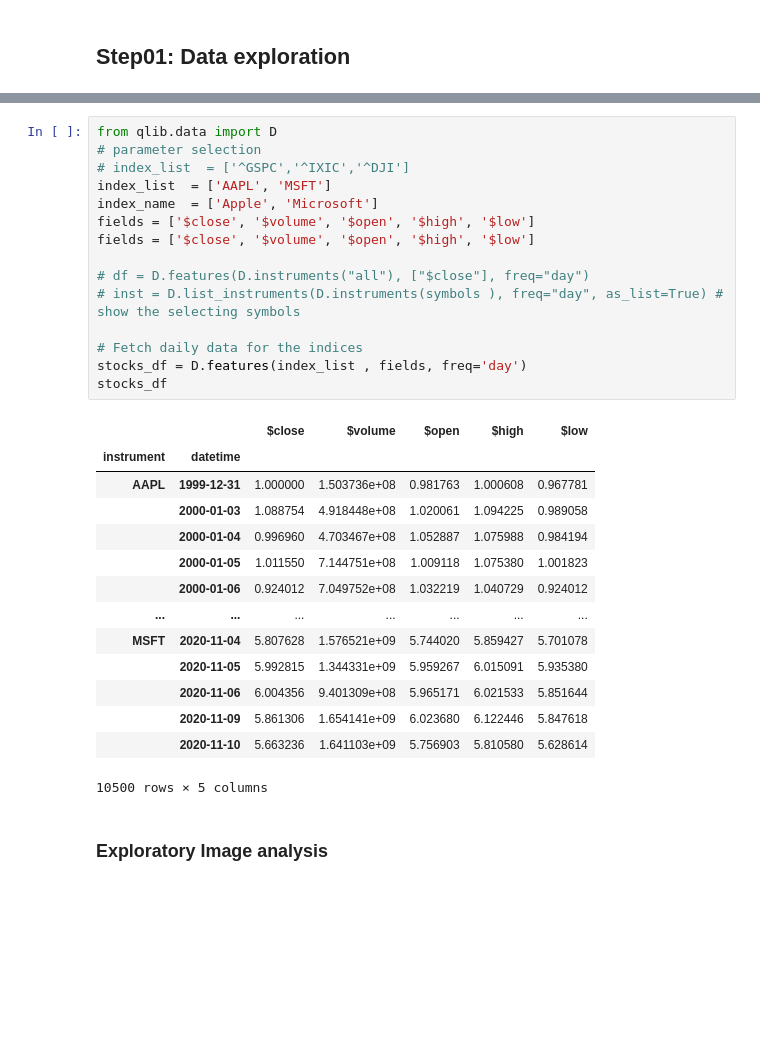
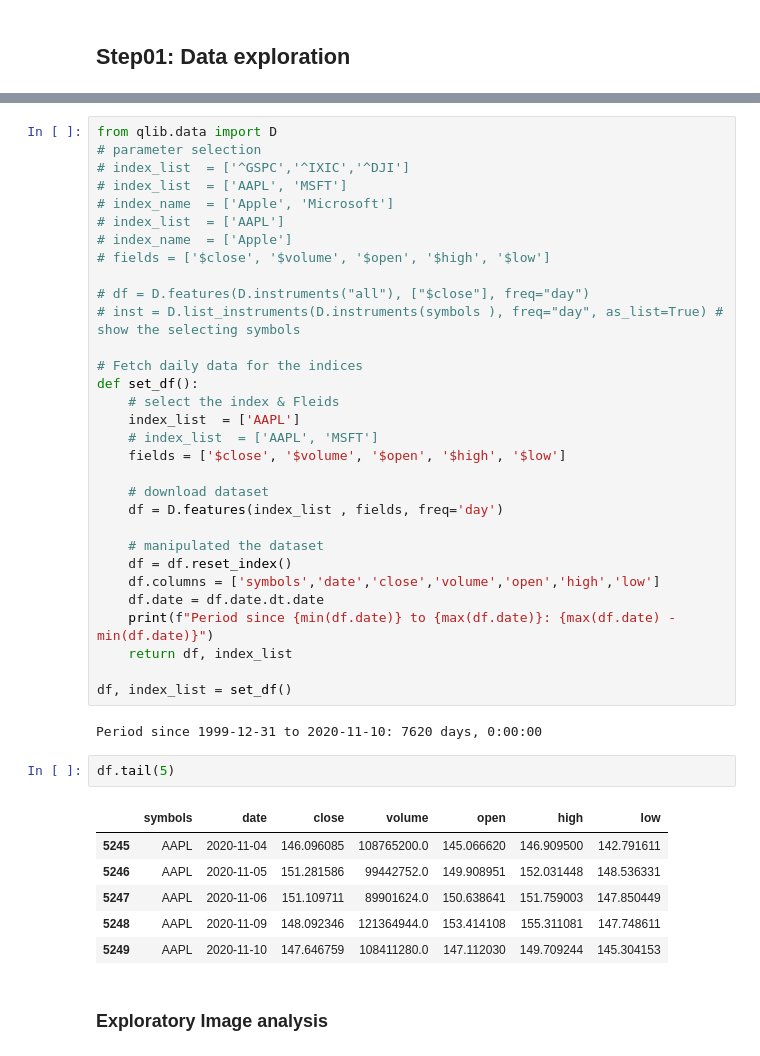
Before and after one commit to possakorn/UoA_DL_2023_3_PK, a Jupyter notebook: assignment03/Assignment03_v0.0.1.ipynb, the cells around one changed output, grey strips where cells are left out. Drawn from its saved outputs; the diff is of its cells as text; blank space fills up the shorter version.

```diff
--- a/assignment03/Assignment03_v0.0.1.ipynb
+++ b/assignment03/Assignment03_v0.0.1.ipynb
@@ -115,31 +108,43 @@ Qlib data is not found in ~/.qlib/qlib_data/us_data
 from qlib.data import D
 # parameter selection
 # index_list  = ['^GSPC','^IXIC','^DJI']
-index_list  = ['AAPL', 'MSFT']
-index_name  = ['Apple', 'Microsoft']
-fields = ['$close', '$volume', '$open', '$high', '$low']
-fields = ['$close', '$volume', '$open', '$high', '$low']
+# index_list  = ['AAPL', 'MSFT']
+# index_name  = ['Apple', 'Microsoft']
+# index_list  = ['AAPL']
+# index_name  = ['Apple']
+# fields = ['$close', '$volume', '$open', '$high', '$low']
 
 # df = D.features(D.instruments("all"), ["$close"], freq="day")
 # inst = D.list_instruments(D.instruments(symbols ), freq="day", as_list=True) # show the selecting symbols
 
 # Fetch daily data for the indices
-stocks_df = D.features(index_list , fields, freq='day')
-stocks_df
+def set_df():
+    # select the index & Fleids
+    index_list  = ['AAPL']
+    # index_list  = ['AAPL', 'MSFT']
+    fields = ['$close', '$volume', '$open', '$high', '$low']
+
+    # download dataset
+    df = D.features(index_list , fields, freq='day')
+
+    # manipulated the dataset
+    df = df.reset_index()
+    df.columns = ['symbols','date','close','volume','open','high','low']
+    df.date = df.date.dt.date
+    print(f"Period since {min(df.date)} to {max(df.date)}: {max(df.date) - min(df.date)}")
+    return df, index_list
+
+df, index_list = set_df()
 # %% [output]
-|  |  | $close | $volume | $open | $high | $low |
-| instrument | datetime |  |  |  |  |  |
-| AAPL | 1999-12-31 | 1.000000 | 1.503736e+08 | 0.981763 | 1.000608 | 0.967781 |
-|  | 2000-01-03 | 1.088754 | 4.918448e+08 | 1.020061 | 1.094225 | 0.989058 |
-|  | 2000-01-04 | 0.996960 | 4.703467e+08 | 1.052887 | 1.075988 | 0.984194 |
-|  | 2000-01-05 | 1.011550 | 7.144751e+08 | 1.009118 | 1.075380 | 1.001823 |
-|  | 2000-01-06 | 0.924012 | 7.049752e+08 | 1.032219 | 1.040729 | 0.924012 |
-| ... | ... | ... | ... | ... | ... | ... |
-| MSFT | 2020-11-04 | 5.807628 | 1.576521e+09 | 5.744020 | 5.859427 | 5.701078 |
-|  | 2020-11-05 | 5.992815 | 1.344331e+09 | 5.959267 | 6.015091 | 5.935380 |
-|  | 2020-11-06 | 6.004356 | 9.401309e+08 | 5.965171 | 6.021533 | 5.851644 |
-|  | 2020-11-09 | 5.861306 | 1.654141e+09 | 6.023680 | 6.122446 | 5.847618 |
-|  | 2020-11-10 | 5.663236 | 1.641103e+09 | 5.756903 | 5.810580 | 5.628614 |
-10500 rows × 5 columns
+Period since 1999-12-31 to 2020-11-10: 7620 days, 0:00:00
+# %%
+df.tail(5)
+# %% [output]
+|  | symbols | date | close | volume | open | high | low |
+| 5245 | AAPL | 2020-11-04 | 146.096085 | 108765200.0 | 145.066620 | 146.909500 | 142.791611 |
+| 5246 | AAPL | 2020-11-05 | 151.281586 | 99442752.0 | 149.908951 | 152.031448 | 148.536331 |
+| 5247 | AAPL | 2020-11-06 | 151.109711 | 89901624.0 | 150.638641 | 151.759003 | 147.850449 |
+| 5248 | AAPL | 2020-11-09 | 148.092346 | 121364944.0 | 153.414108 | 155.311081 | 147.748611 |
+| 5249 | AAPL | 2020-11-10 | 147.646759 | 108411280.0 | 147.112030 | 149.709244 | 145.304153 |
 # %% [markdown]
 ### Exploratory Image analysis
```
Also changed, not shown: parts of 21 cells of this notebook.
